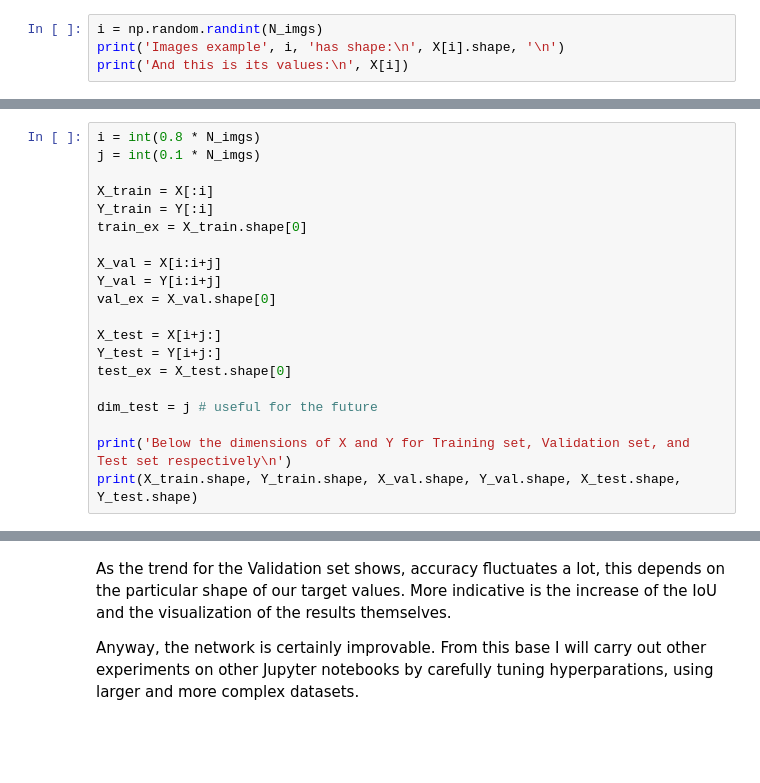
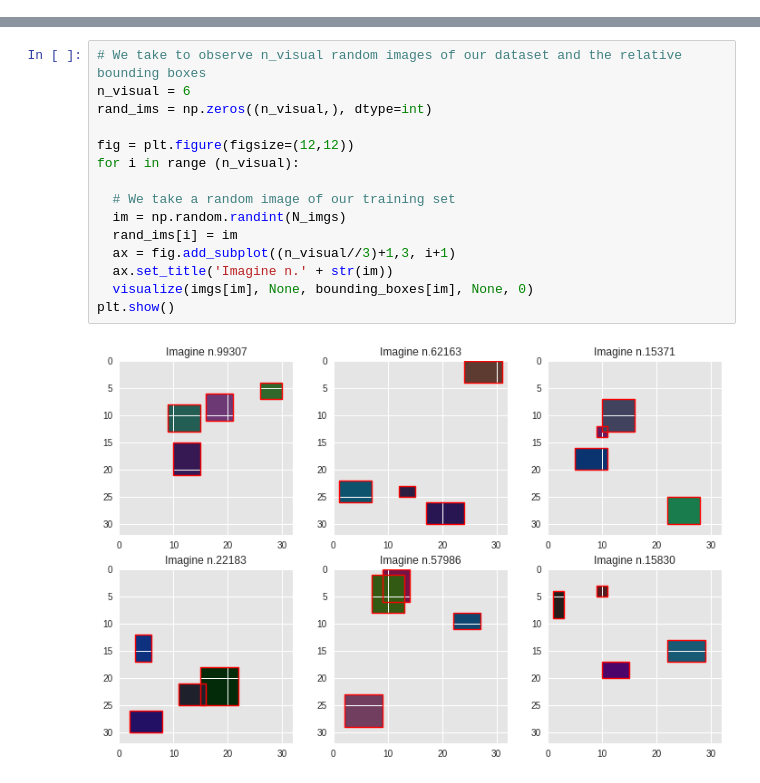
Before and after one commit to MarcoFosci/PythonNotebook, a Jupyter notebook: Shape_Detection.ipynb, the cells around one changed output, grey strips where cells are left out. Drawn from its saved outputs; the diff is of its cells as text; blank space fills up the shorter version.

```diff
--- a/Shape_Detection.ipynb
+++ b/Shape_Detection.ipynb
@@ -172,4 +98,0 @@ Below we see an example of our X values
-# %%
-i = np.random.randint(N_imgs)
-print('Images example', i, 'has shape:\n', X[i].shape, '\n')
-print('And this is its values:\n', X[i])
@@ -205,20 +98,0 @@ We have a homogeneous dataset of the N_imgs elements that we now share in Traini
-# %%
-i = int(0.8 * N_imgs)
-j = int(0.1 * N_imgs)
-
-X_train = X[:i]
-Y_train = Y[:i]
-train_ex = X_train.shape[0]
-
-X_val = X[i:i+j]
-Y_val = Y[i:i+j]
-val_ex = X_val.shape[0]
-
-X_test = X[i+j:]
-Y_test = Y[i+j:]
-test_ex = X_test.shape[0]
-
-dim_test = j # useful for the future
-
-print('Below the dimensions of X and Y for Training set, Validation set, and Test set respectively\n')
-print(X_train.shape, Y_train.shape, X_val.shape, Y_val.shape, X_test.shape, Y_test.shape)
@@ -550,4 +99,17 @@ plt.show()
-# %% [markdown]
-As the trend for the Validation set shows, accuracy fluctuates a lot, this depends on the particular shape of our target values. More indicative is the increase of the IoU and the visualization of the results themselves.
-
-Anyway, the network is certainly improvable. From this base I will carry out other experiments on other Jupyter notebooks by carefully tuning hyperparations, using larger and more complex datasets.
+# %%
+# We take to observe n_visual random images of our dataset and the relative bounding boxes
+n_visual = 6
+rand_ims = np.zeros((n_visual,), dtype=int)
+
+fig = plt.figure(figsize=(12,12))
+for i in range (n_visual):
+
+  # We take a random image of our training set
+  im = np.random.randint(N_imgs)
+  rand_ims[i] = im
+  ax = fig.add_subplot((n_visual//3)+1,3, i+1)
+  ax.set_title('Imagine n.' + str(im))
+  visualize(imgs[im], None, bounding_boxes[im], None, 0)
+plt.show()
+# %% [output]
+[figure, added]
```
Also changed, not shown: parts of 71 cells of this notebook.
